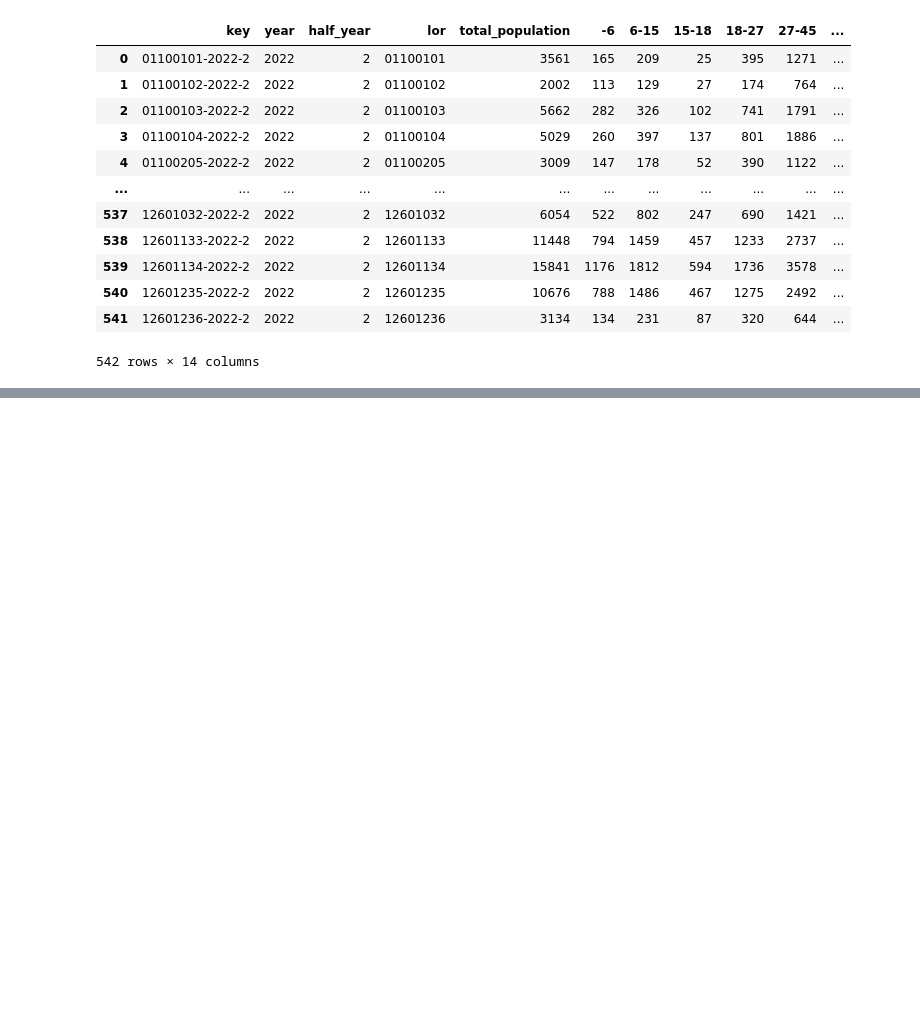
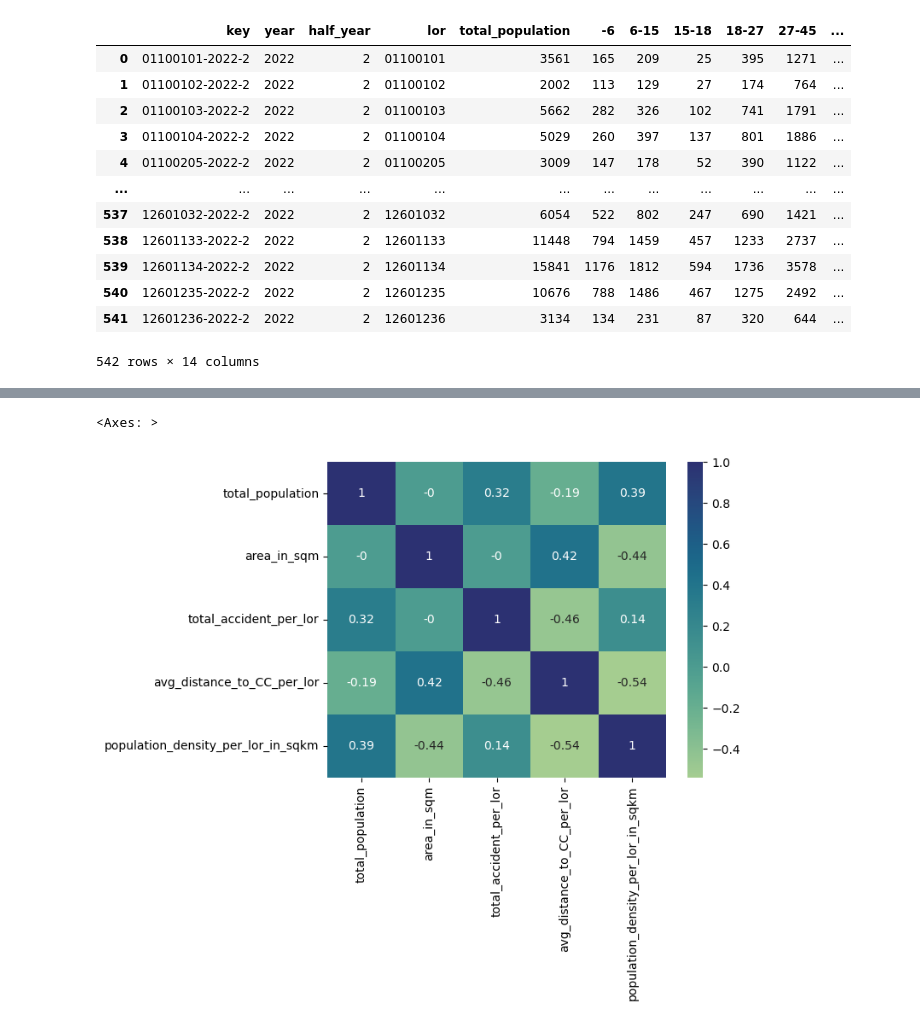
Before and after one commit to domenicsawatzki/IH_project_mid-term, a Jupyter notebook: src/data_wrangling_and_eda.ipynb, the cells around one changed output, grey strips where cells are left out. Saved outputs shown, nothing was run; the diff lists cells and outputs as text; code cells hidden in the pictures; blank space fills up the shorter version.

```diff
--- a/src/data_wrangling_and_eda.ipynb
+++ b/src/data_wrangling_and_eda.ipynb
@@ -267,0 +400,8 @@ KeyError: "Column(s) ['percentage_per_lor'] do not exist"
+# %%
+import seaborn as sns
+correlations_matrix = print_num.corr().round(2)
+correlations_matrix
+
+display(print_num.describe().T)
+sns.heatmap(correlations_matrix, annot=True, cmap='crest')
+# %% [output]
@@ -267,0 +414,2 @@ KeyError: "Column(s) ['percentage_per_lor'] do not exist"
+<Axes: >
+[figure, added]
```
Also changed, not shown: parts of 12 cells of this notebook, 11 other files.
